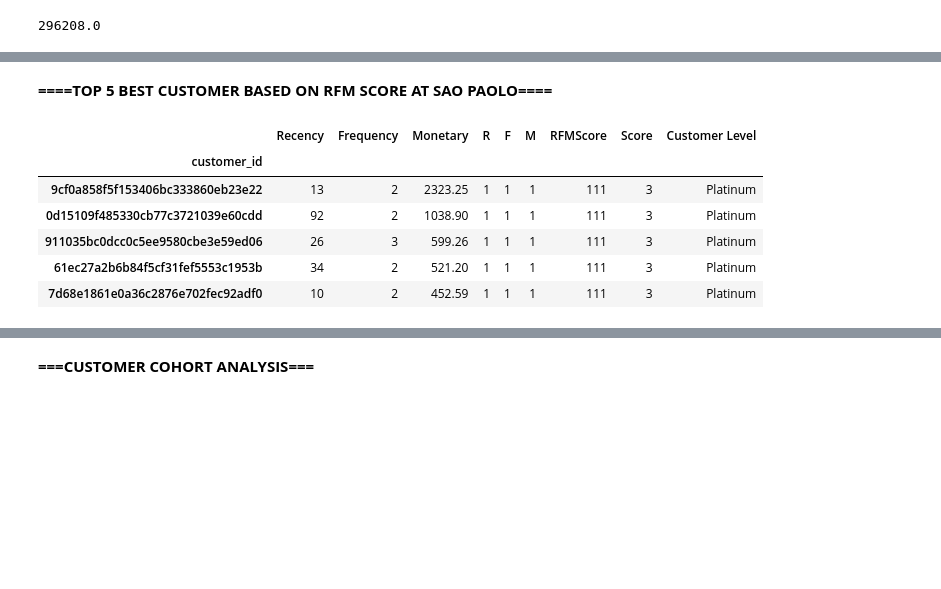
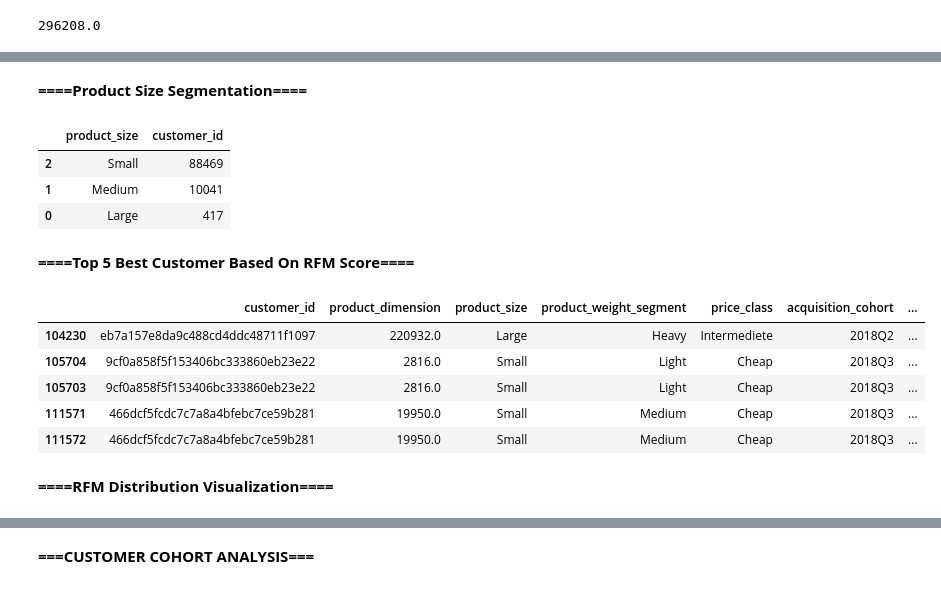
Before and after one commit to adtna/Py-Project, a Jupyter notebook: 03-aditya-nur-afrianda.ipynb, the cells around one changed output, grey strips where cells are left out. Saved outputs shown, nothing was run; the diff lists cells and outputs as text; code cells hidden in the pictures; blank space fills up the shorter version.

```diff
--- a/03-aditya-nur-afrianda.ipynb
+++ b/03-aditya-nur-afrianda.ipynb
@@ -87,0 +334,15 @@ dp.head()
+# %%
+def star_point(copo):
+    if copo['review_score'] == 1:
+        return '*'
+    elif copo['review_score'] == 2:
+        return '**'
+    elif copo['review_score'] == 3:
+        return '***'
+    elif copo['review_score'] == 4:
+        return '****'
+    elif copo['review_score'] == 5:
+        return '*****'
+copo['Star_Rate'] = copo.apply(star_point, axis=1)
+copo = pd.DataFrame(copo)
+copo.head()
@@ -87,0 +358,12 @@ dp.head()
+# %%
+import datetime as dt
+cop['order_purchase_timestamp'] = pd.to_datetime(cop['order_purchase_timestamp'])
+def get_cohort(cop, period='M'):
+    cop = cop[['customer_id', 'order_purchase_timestamp']].drop_duplicates()
+    cop = cop.assign(acquisition_cohort = cop.groupby('customer_id')['order_purchase_timestamp'].transform('min').dt.to_period(period))
+    cop = cop.assign(order_cohort = cop['order_purchase_timestamp'].dt.to_period(period))
+    return cop
+cop_df = get_cohort(cop, period='Q')
+cop_df1 = cop_df[['customer_id', 'acquisition_cohort', 'order_cohort']]
+cohort = pd.DataFrame(cop_df1)
+cohort.head()
@@ -87,0 +379,5 @@ dp.head()
+# %%
+sc = pd.merge(size, cohort)
+sr = pd.merge(sc, copo)
+scr = pd.merge(sr, rfm).drop_duplicates()
+scr.isnull().sum(axis=0)
@@ -87,0 +402,3 @@ dp.head()
+# %%
+scr = scr[pd.notnull(scr['product_weight_segment'])]
+scr.head()
@@ -201,13 +465,24 @@ rfm_segment.head()
-# %% [markdown]
-**====TOP 5 BEST CUSTOMER BASED ON RFM SCORE AT SAO PAOLO====**
+# %% [markdown]
+**====Product Size Segmentation====**
+# %%
+productsize = dp[['customer_id','product_size']].drop_duplicates()
+productsize.groupby(['product_size']).agg('count').reset_index().sort_values('customer_id', ascending=False)
+# %% [output]
+|  | product_size | customer_id |
+| 2 | Small | 88469 |
+| 1 | Medium | 10041 |
+| 0 | Large | 417 |
+# %% [markdown]
+**====Top 5 Best Customer Based On RFM Score====**
 # %%
-rfm_segment[rfm_segment['RFMScore']=='111'].sort_values('Monetary', ascending= False).head()
+scr[scr['RFMScore']=='111'].sort_values('Monetary', ascending= False).head()
 # %% [output]
-|  | Recency | Frequency | Monetary | R | F | M | RFMScore | Score | Customer Level |
-| customer_id |  |  |  |  |  |  |  |  |  |
-| 9cf0a858f5f153406bc333860eb23e22 | 13 | 2 | 2323.25 | 1 | 1 | 1 | 111 | 3 | Platinum |
-| 0d15109f485330cb77c3721039e60cdd | 92 | 2 | 1038.90 | 1 | 1 | 1 | 111 | 3 | Platinum |
-| 911035bc0dcc0c5ee9580cbe3e59ed06 | 26 | 3 | 599.26 | 1 | 1 | 1 | 111 | 3 | Platinum |
-| 61ec27a2b6b84f5cf31fef5553c1953b | 34 | 2 | 521.20 | 1 | 1 | 1 | 111 | 3 | Platinum |
-| 7d68e1861e0a36c2876e702fec92adf0 | 10 | 2 | 452.59 | 1 | 1 | 1 | 111 | 3 | Platinum |
+|  | customer_id | product_dimension | product_size | product_weight_segment | price_class | acquisition_cohort | ... |
+| 104230 | eb7a157e8da9c488cd4ddc48711f1097 | 220932.0 | Large | Heavy | Intermediete | 2018Q2 | ... |
+| 105704 | 9cf0a858f5f153406bc333860eb23e22 | 2816.0 | Small | Light | Cheap | 2018Q3 | ... |
+| 105703 | 9cf0a858f5f153406bc333860eb23e22 | 2816.0 | Small | Light | Cheap | 2018Q3 | ... |
+| 111571 | 466dcf5fcdc7c7a8a4bfebc7ce59b281 | 19950.0 | Small | Medium | Cheap | 2018Q3 | ... |
+| 111572 | 466dcf5fcdc7c7a8a4bfebc7ce59b281 | 19950.0 | Small | Medium | Cheap | 2018Q3 | ... |
+# %% [markdown]
+**====RFM Distribution Visualization====**
 # %%
```
Also changed, not shown: parts of 74 cells of this notebook.
